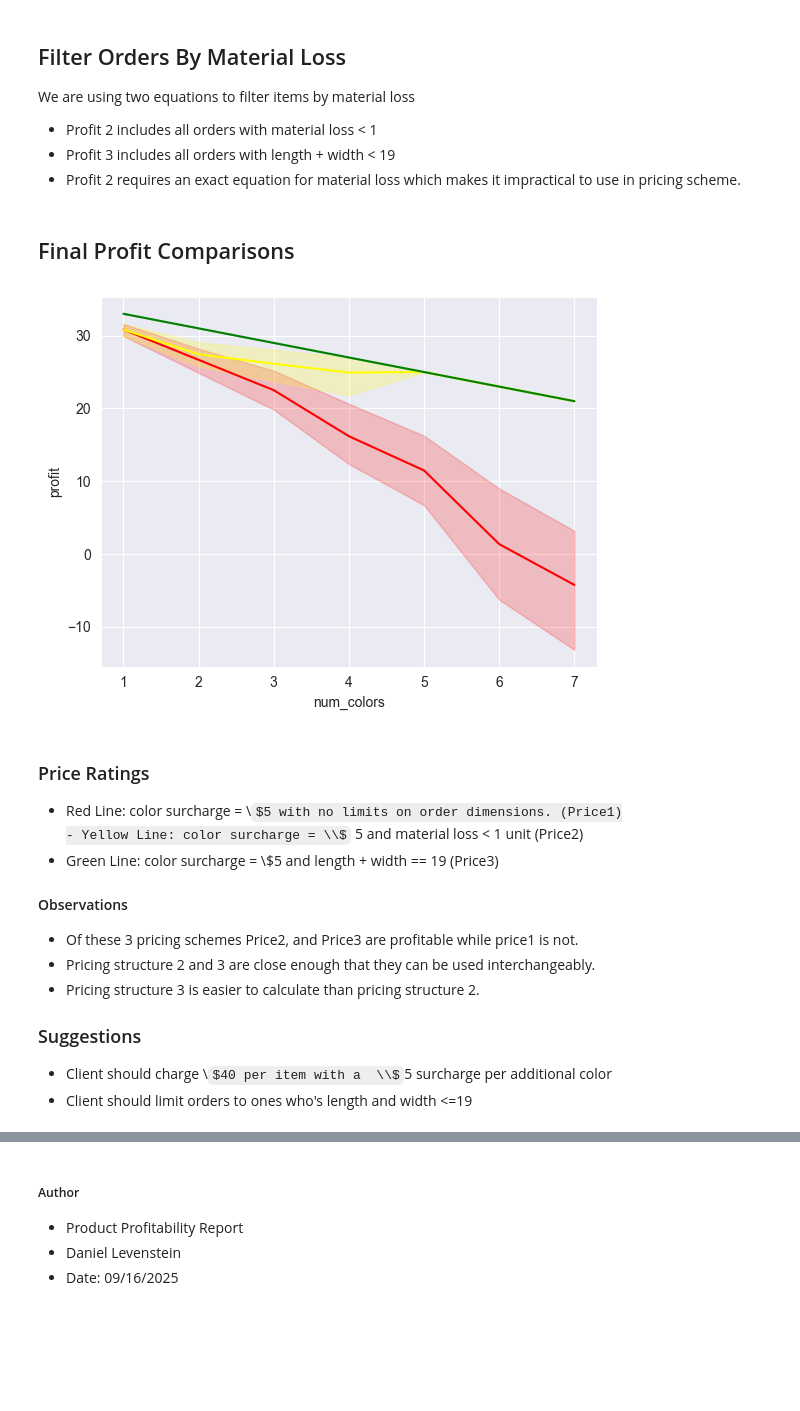
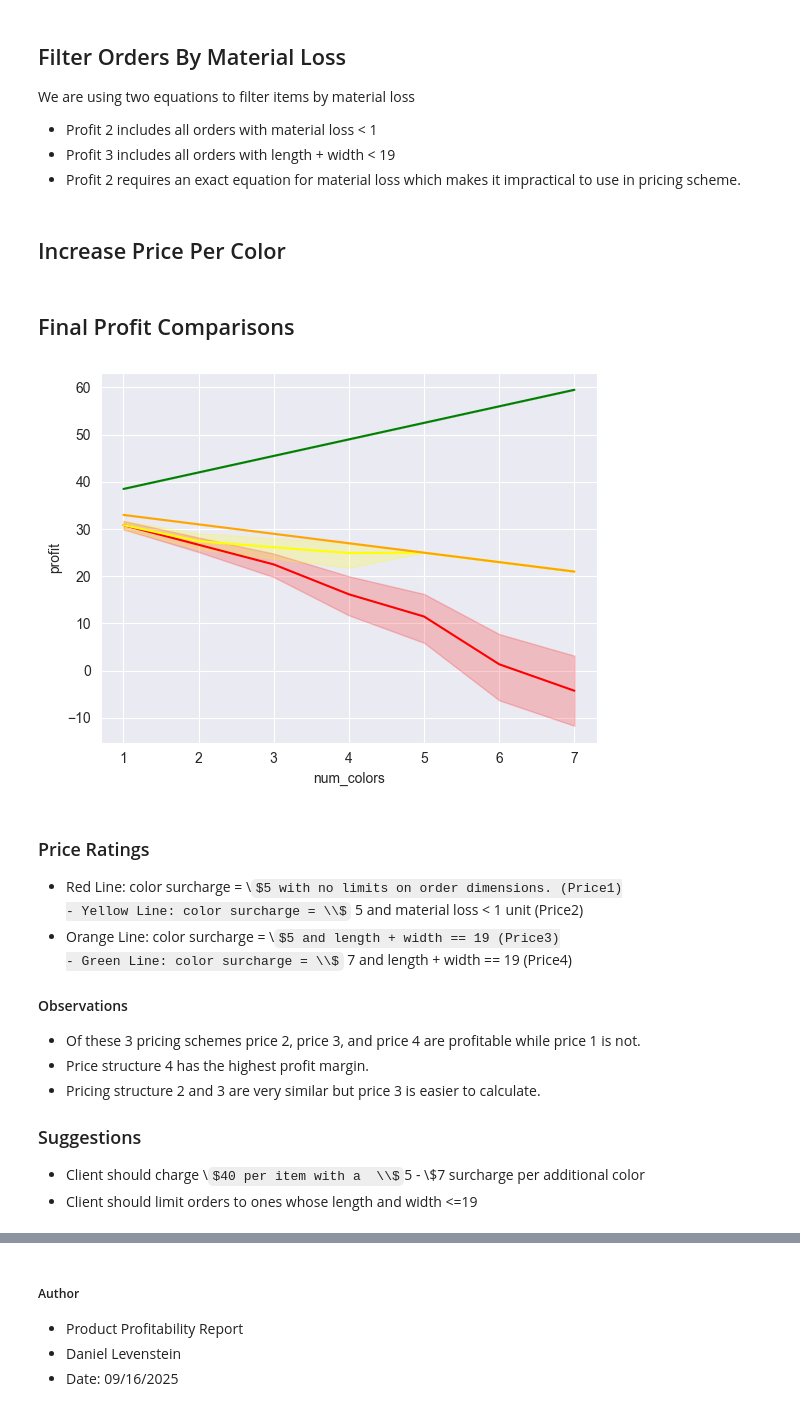
Before and after one commit to DanielLevenstein/Product_Profitability_Study, a Jupyter notebook: product_pricing.ipynb, the cells around one changed output, grey strips where cells are left out. Cells and saved outputs as stored; diff of their text form; code cells hidden in the pictures; some formulas as TeX source; blank space fills up the shorter version.

Commit message:
Added profit calculation for COST_PER_COLOR = $7

```diff
--- a/product_pricing.ipynb
+++ b/product_pricing.ipynb
@@ -194,33 +194,45 @@ We are using two equations to filter items by material loss
 df_profit1 = df_price0
 df_profit2 = df_price0[df_price0['material_loss'] < 1]
 df_profit3 = df_price0[(df_price0['length'] + df_price0['width']) <= 19]
+# %% [markdown]
+## Increase Price Per Color
+# %%
+COST_PER_COLOR1 = COST_PER_COLOR
+COST_PER_COLOR = 7
+COST_PER_COLOR2 = COST_PER_COLOR
+df_price4 = df_profit3.copy()
+df_price4 = calculate_profit(df_price4, df_build_stats, COST_PER_COLOR2)
 # %% [markdown]
 ## Final Profit Comparisons
 # %%
 #Final profit comparisons
 sns.lineplot(data=df_price1, x='num_colors', y='profit', color='red')
 # Profit chart with material loss < 1
 df_profit2 = df_price0[df_price0['material_loss'] < 1]
 sns.lineplot(data=df_price2, x='num_colors', y='profit', color='yellow')
 # Since material_loss may be hard to calculate on the fly we can use the length and width parameters instead
-df_price3 = df_price0[(df_price0['length'] + df_price0['width']) <= 19]
-sns.lineplot(data=df_price3, x='num_colors', y='profit', color='green')
+
+df_price3 = df_price0[(df_price0['length'] + df_price0['width']) <= 19].copy()
+sns.lineplot(data=df_price3, x='num_colors', y='profit', color='orange')
+sns.lineplot(data=df_price4, x='num_colors', y='profit', color='green')
 plt.savefig("images/profit_chart_comparison.png")
 # %% [output]
-[figure, old version]
+[figure, new version]
 # %% [markdown]
 ### Price Ratings
 - Red Line: color surcharge = \\$5 with no limits on order dimensions. (Price1)
 - Yellow Line: color surcharge = \\$5 and material loss < 1 unit (Price2)
-- Green Line: color surcharge = \\$5 and length + width == 19 (Price3)
+- Orange Line: color surcharge = \\$5 and length + width == 19 (Price3)
+- Green Line: color surcharge = \\$7 and length + width == 19 (Price4)
 
 #### Observations
-- Of these 3 pricing schemes Price2, and Price3 are profitable while price1 is not.
-- Pricing structure 2 and 3 are close enough that they can be used interchangeably.
-- Pricing structure 3 is easier to calculate than pricing structure 2.
+- Of these 3 pricing schemes price 2, price 3, and price 4 are profitable while price 1 is not.
+- Price structure 4 has the highest profit margin.
+- Pricing structure 2 and 3 are very similar but price 3 is easier to calculate.
+
 ### Suggestions
-- Client should charge \\$40 per item with a  \\$5 surcharge per additional color
-- Client should limit orders to ones who's length and width <=19
+- Client should charge \\$40 per item with a  \\$5 - \\$7 surcharge per additional color
+- Client should limit orders to ones whose length and width <=19
 # %%
 #pricing_chart stats
 df_price0.name="Price 1"
```
Also changed, not shown: parts of 3 cells of this notebook, 6 other files.
